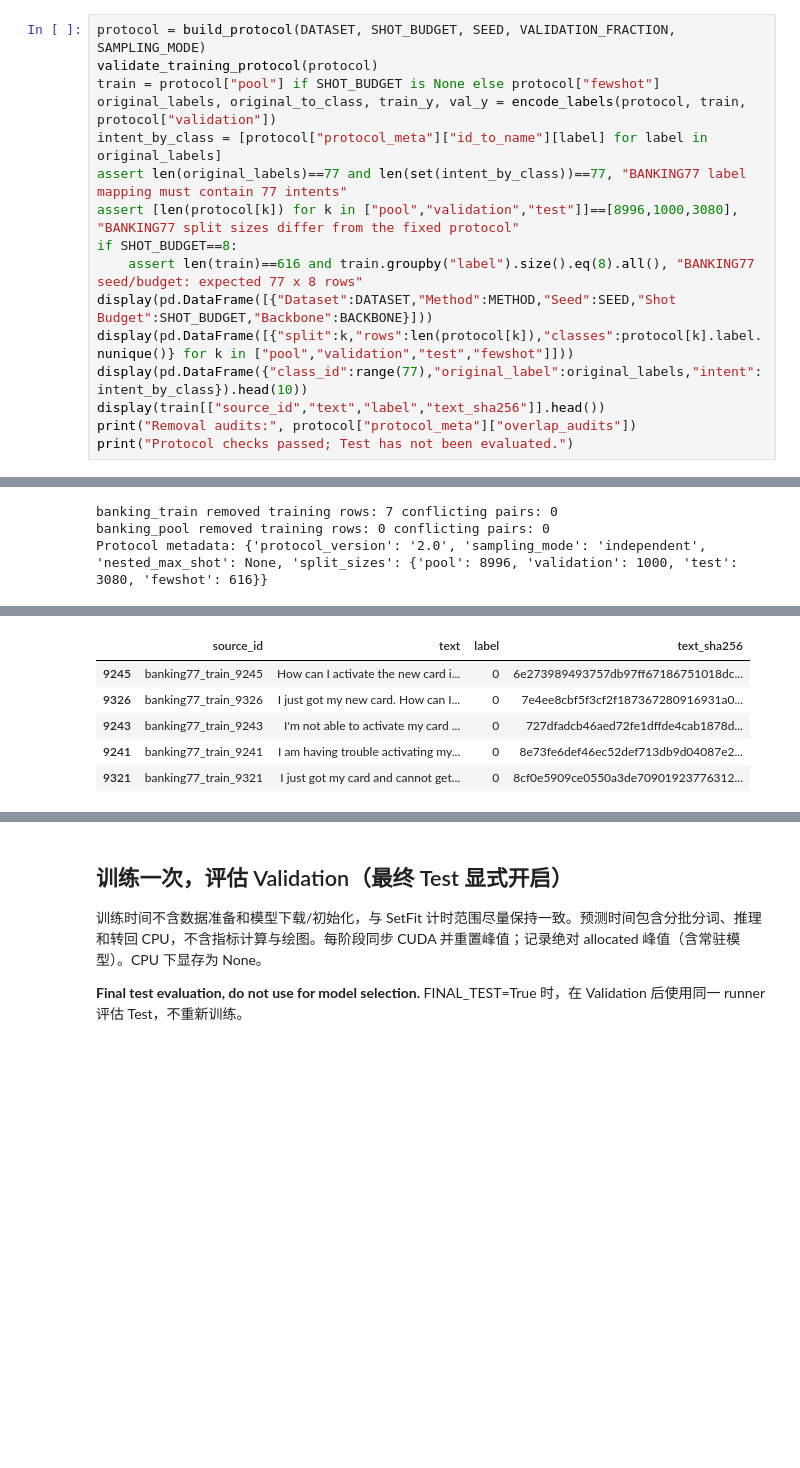
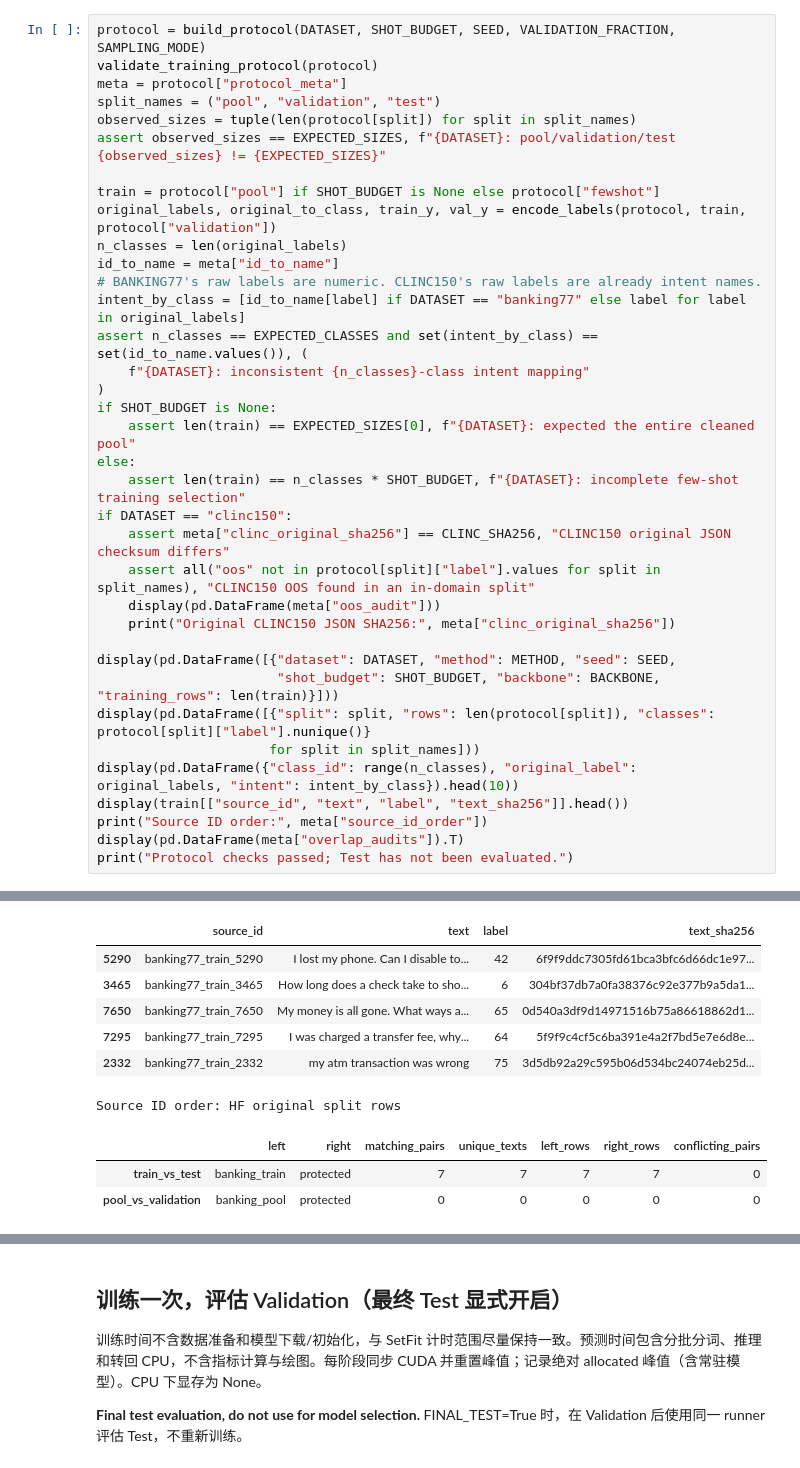
Before and after one commit to LengsL/UNNC_NLP, a Jupyter notebook: CW/COMP4153_CW1/notebooks/04_fastfit_banking77.ipynb, the cells around one changed output, grey strips where cells are left out. Drawn from its saved outputs; the diff is of its cells as text; blank space fills up the shorter version.

```diff
--- a/CW/COMP4153_CW1/notebooks/04_fastfit_banking77.ipynb
+++ b/CW/COMP4153_CW1/notebooks/04_fastfit_banking77.ipynb
@@ -350,17 +366,37 @@ Device: cuda
 # %%
 protocol = build_protocol(DATASET, SHOT_BUDGET, SEED, VALIDATION_FRACTION, SAMPLING_MODE)
 validate_training_protocol(protocol)
+meta = protocol["protocol_meta"]
+split_names = ("pool", "validation", "test")
+observed_sizes = tuple(len(protocol[split]) for split in split_names)
+assert observed_sizes == EXPECTED_SIZES, f"{DATASET}: pool/validation/test {observed_sizes} != {EXPECTED_SIZES}"
+
 train = protocol["pool"] if SHOT_BUDGET is None else protocol["fewshot"]
 original_labels, original_to_class, train_y, val_y = encode_labels(protocol, train, protocol["validation"])
-intent_by_class = [protocol["protocol_meta"]["id_to_name"][label] for label in original_labels]
-assert len(original_labels)==77 and len(set(intent_by_class))==77, "BANKING77 label mapping must contain 77 intents"
-assert [len(protocol[k]) for k in ["pool","validation","test"]]==[8996,1000,3080], "BANKING77 split sizes differ from the fixed protocol"
-if SHOT_BUDGET==8:
-    assert len(train)==616 and train.groupby("label").size().eq(8).all(), "BANKING77 seed/budget: expected 77 x 8 rows"
-display(pd.DataFrame([{"Dataset":DATASET,"Method":METHOD,"Seed":SEED,"Shot Budget":SHOT_BUDGET,"Backbone":BACKBONE}]))
-display(pd.DataFrame([{"split":k,"rows":len(protocol[k]),"classes":protocol[k].label.nunique()} for k in ["pool","validation","test","fewshot"]]))
-display(pd.DataFrame({"class_id":range(77),"original_label":original_labels,"intent":intent_by_class}).head(10))
-display(train[["source_id","text","label","text_sha256"]].head())
-print("Removal audits:", protocol["protocol_meta"]["overlap_audits"])
+n_classes = len(original_labels)
+id_to_name = meta["id_to_name"]
+# BANKING77's raw labels are numeric. CLINC150's raw labels are already intent names.
+intent_by_class = [id_to_name[label] if DATASET == "banking77" else label for label in original_labels]
+assert n_classes == EXPECTED_CLASSES and set(intent_by_class) == set(id_to_name.values()), (
+    f"{DATASET}: inconsistent {n_classes}-class intent mapping"
+)
+if SHOT_BUDGET is None:
+    assert len(train) == EXPECTED_SIZES[0], f"{DATASET}: expected the entire cleaned pool"
+else:
+    assert len(train) == n_classes * SHOT_BUDGET, f"{DATASET}: incomplete few-shot training selection"
+if DATASET == "clinc150":
+    assert meta["clinc_original_sha256"] == CLINC_SHA256, "CLINC150 original JSON checksum differs"
+    assert all("oos" not in protocol[split]["label"].values for split in split_names), "CLINC150 OOS found in an in-domain split"
+    display(pd.DataFrame(meta["oos_audit"]))
+    print("Original CLINC150 JSON SHA256:", meta["clinc_original_sha256"])
+
+display(pd.DataFrame([{"dataset": DATASET, "method": METHOD, "seed": SEED,
+                       "shot_budget": SHOT_BUDGET, "backbone": BACKBONE, "training_rows": len(train)}]))
+display(pd.DataFrame([{"split": split, "rows": len(protocol[split]), "classes": protocol[split]["label"].nunique()}
+                      for split in split_names]))
+display(pd.DataFrame({"class_id": range(n_classes), "original_label": original_labels, "intent": intent_by_class}).head(10))
+display(train[["source_id", "text", "label", "text_sha256"]].head())
+print("Source ID order:", meta["source_id_order"])
+display(pd.DataFrame(meta["overlap_audits"]).T)
 print("Protocol checks passed; Test has not been evaluated.")
 # %% [output]
@@ -369,3 +405,0 @@ Found the latest cached dataset configuration 'default' at C:\Users\l_len\.cache
-banking_train removed training rows: 7 conflicting pairs: 0
-banking_pool removed training rows: 0 conflicting pairs: 0
-Protocol metadata: {'protocol_version': '2.0', 'sampling_mode': 'independent', 'nested_max_shot': None, 'split_sizes': {'pool': 8996, 'validation': 1000, 'test': 3080, 'fewshot': 616}}
@@ -379,17 +412,21 @@ Protocol metadata: {'protocol_version': '2.0', 'sampling_mode': 'independent', '
 |  | class_id | original_label | intent |
 | 0 | 0 | 0 | activate_my_card |
 | 1 | 1 | 1 | age_limit |
 | 2 | 2 | 2 | apple_pay_or_google_pay |
 | 3 | 3 | 3 | atm_support |
 | 4 | 4 | 4 | automatic_top_up |
 | 5 | 5 | 5 | balance_not_updated_after_bank_tr... |
 | 6 | 6 | 6 | balance_not_updated_after_cheque_... |
 | 7 | 7 | 7 | beneficiary_not_allowed |
 | 8 | 8 | 8 | cancel_transfer |
 | 9 | 9 | 9 | card_about_to_expire |
 |  | source_id | text | label | text_sha256 |
-| 9245 | banking77_train_9245 | How can I activate the new card i... | 0 | 6e273989493757db97ff67186751018dc... |
-| 9326 | banking77_train_9326 | I just got my new card. How can I... | 0 | 7e4ee8cbf5f3cf2f187367280916931a0... |
-| 9243 | banking77_train_9243 | I'm not able to activate my card ... | 0 | 727dfadcb46aed72fe1dffde4cab1878d... |
-| 9241 | banking77_train_9241 | I am having trouble activating my... | 0 | 8e73fe6def46ec52def713db9d04087e2... |
-| 9321 | banking77_train_9321 | I just got my card and cannot get... | 0 | 8cf0e5909ce0550a3de70901923776312... |
+| 5290 | banking77_train_5290 | I lost my phone. Can I disable to... | 42 | 6f9f9ddc7305fd61bca3bfc6d66dc1e97... |
+| 3465 | banking77_train_3465 | How long does a check take to sho... | 6 | 304bf37db7a0fa38376c92e377b9a5da1... |
+| 7650 | banking77_train_7650 | My money is all gone. What ways a... | 65 | 0d540a3df9d14971516b75a86618862d1... |
+| 7295 | banking77_train_7295 | I was charged a transfer fee, why... | 64 | 5f9f9c4cf5c6ba391e4a2f7bd5e7e6d8e... |
+| 2332 | banking77_train_2332 | my atm transaction was wrong | 75 | 3d5db92a29c595b06d534bc24074eb25d... |
+Source ID order: HF original split rows
+|  | left | right | matching_pairs | unique_texts | left_rows | right_rows | conflicting_pairs |
+| train_vs_test | banking_train | protected | 7 | 7 | 7 | 7 | 0 |
+| pool_vs_validation | banking_pool | protected | 0 | 0 | 0 | 0 | 0 |
```
Also changed, not shown: parts of 8 cells of this notebook, 31 other files.
